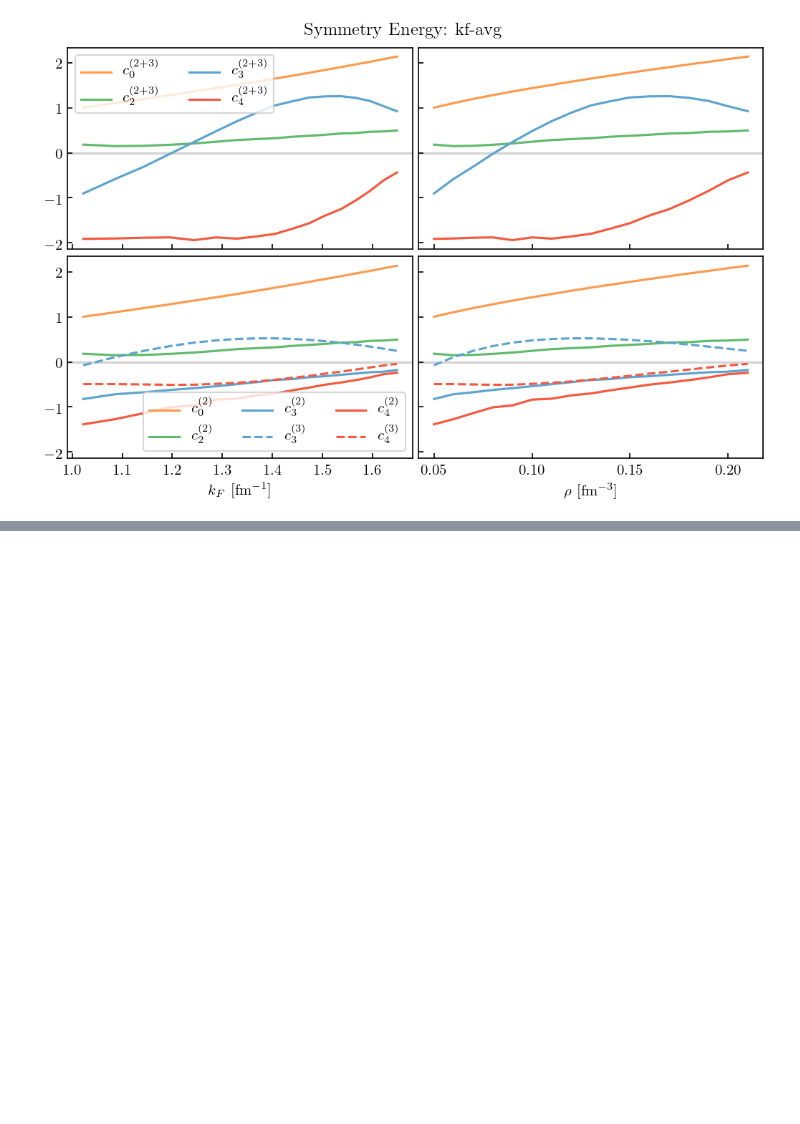
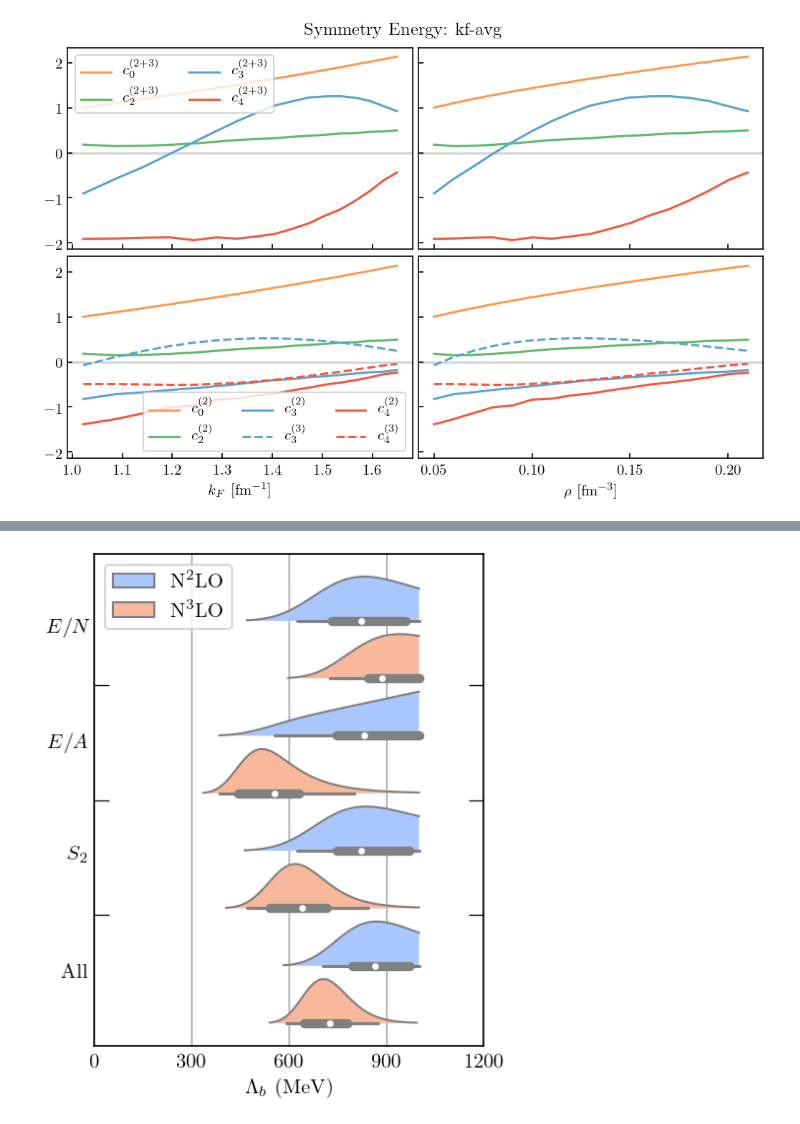
Before and after one commit to buqeye/nuclear-matter-convergence, a Jupyter notebook: analysis/3BF_convergence.ipynb, the cells around one changed output, grey strips where cells are left out. Cells and saved outputs as stored; diff of their text form; code cells hidden in the pictures; blank space fills up the shorter version.

```diff
--- a/analysis/3BF_convergence.ipynb
+++ b/analysis/3BF_convergence.ipynb
@@ -298,0 +527,20 @@ for kf_type, kf_i in zip(['kf-sym', 'kf-pure', 'kf-avg'], [kf_s, kf_n, (kf_s+kf_
+# %%
+df_Lb_pdf_all = df_Lb_pdfs_n.copy()
+df_Lb_pdf_all['pdf'] = df_Lb_pdfs_n['pdf'] * df_Lb_pdfs_s['pdf'] * df_Lb_pdfs_d['pdf']
+df_Lb_pdf_all['system'] = 'All'
+df_Lb_pdf = pd.concat([df_Lb_pdfs_n, df_Lb_pdfs_s, df_Lb_pdfs_d, df_Lb_pdf_all])
+
+fig, ax = plt.subplots(figsize=(3.4, 4.4))
+ax = pdfplot(
+    x=r'$\Lambda_b$ (MeV)', y='system', pdf='pdf', data=df_Lb_pdf[df_Lb_pdf['Body'] == 'Total'], hue='Order',
+    order=[r'$E/N$', r'$E/A$', r'$S_2$', 'All'], hue_order=[r'N$^2$LO', r'N$^3$LO'], cut=1e-2, linewidth=1,
+    palette="coolwarm", saturation=1., ax=ax, margin=0.3,
+)
+ax.set_xlim(0, 1200)
+ax.set_xticks([0, 300, 600, 900, 1200])
+ax.grid(axis='x')
+# ax.set_title(f'{obs_type}')
+ax.set_axisbelow(True)
+plt.show()
+# %% [output]
+[figure, added]
```
Also changed, not shown: parts of 17 cells of this notebook.
